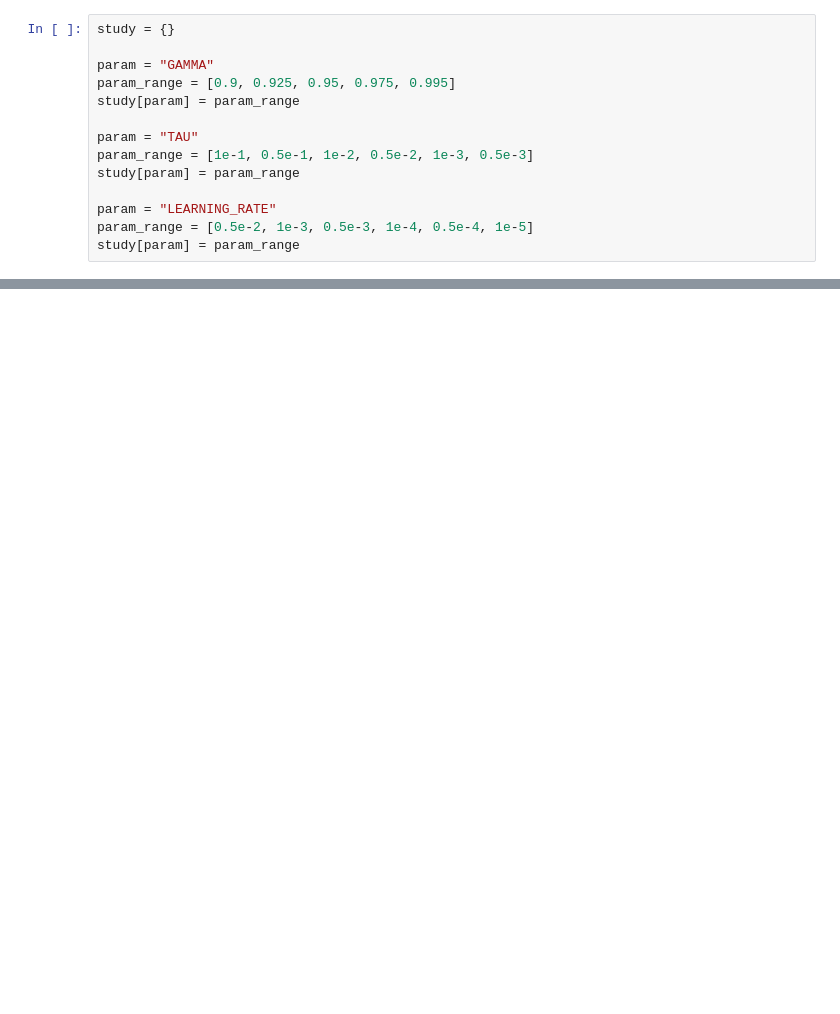
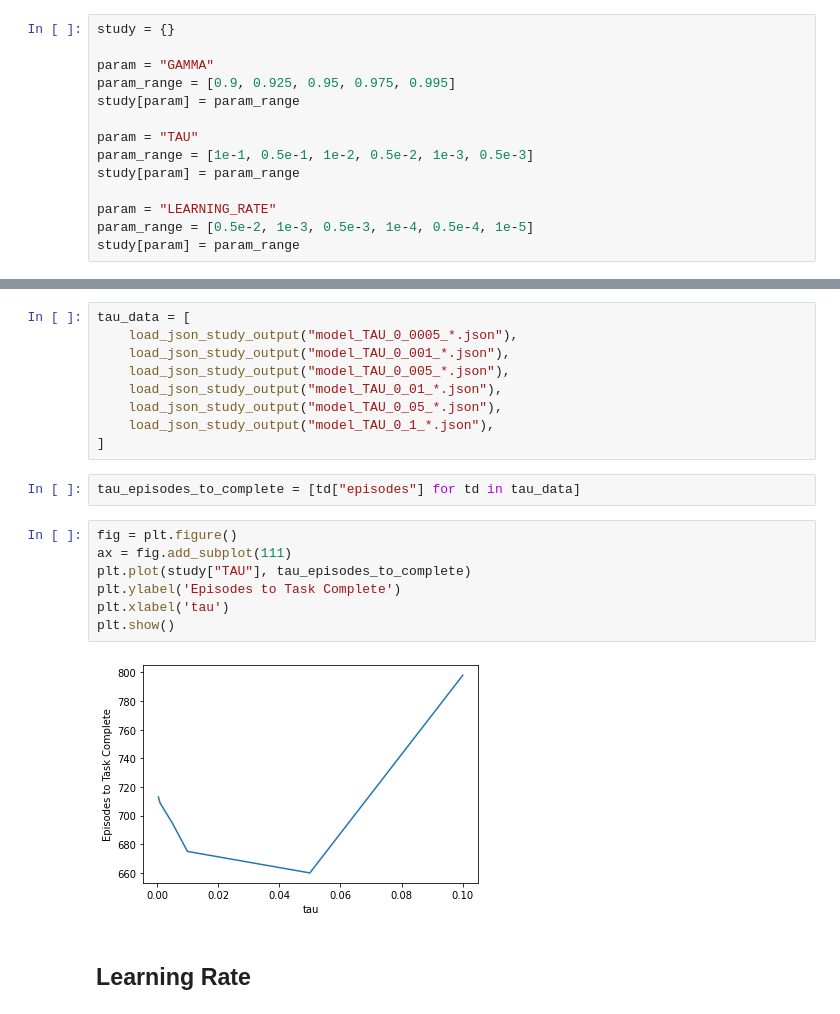
Before and after one commit to loppjp/banana_rl, a Jupyter notebook: HyperStudy.ipynb, the cells around one changed output, grey strips where cells are left out. Saved outputs shown, nothing was run; the diff lists cells and outputs as text; blank space fills up the shorter version.

```diff
--- a/HyperStudy.ipynb
+++ b/HyperStudy.ipynb
@@ -68,0 +115,22 @@ Episode 62      Average Score: 0.50     Max Score: 4.00 eps: 0.66
+# %%
+tau_data = [
+    load_json_study_output("model_TAU_0_0005_*.json"),
+    load_json_study_output("model_TAU_0_001_*.json"),
+    load_json_study_output("model_TAU_0_005_*.json"),
+    load_json_study_output("model_TAU_0_01_*.json"),
+    load_json_study_output("model_TAU_0_05_*.json"),
+    load_json_study_output("model_TAU_0_1_*.json"),
+]
+# %%
+tau_episodes_to_complete = [td["episodes"] for td in tau_data]
+# %%
+fig = plt.figure()
+ax = fig.add_subplot(111)
+plt.plot(study["TAU"], tau_episodes_to_complete)
+plt.ylabel('Episodes to Task Complete')
+plt.xlabel('tau')
+plt.show()
+# %% [output]
+[figure, added]
+# %% [markdown]
+## Learning Rate
```
Also changed, not shown: parts of 14 cells of this notebook, 18 other files.
